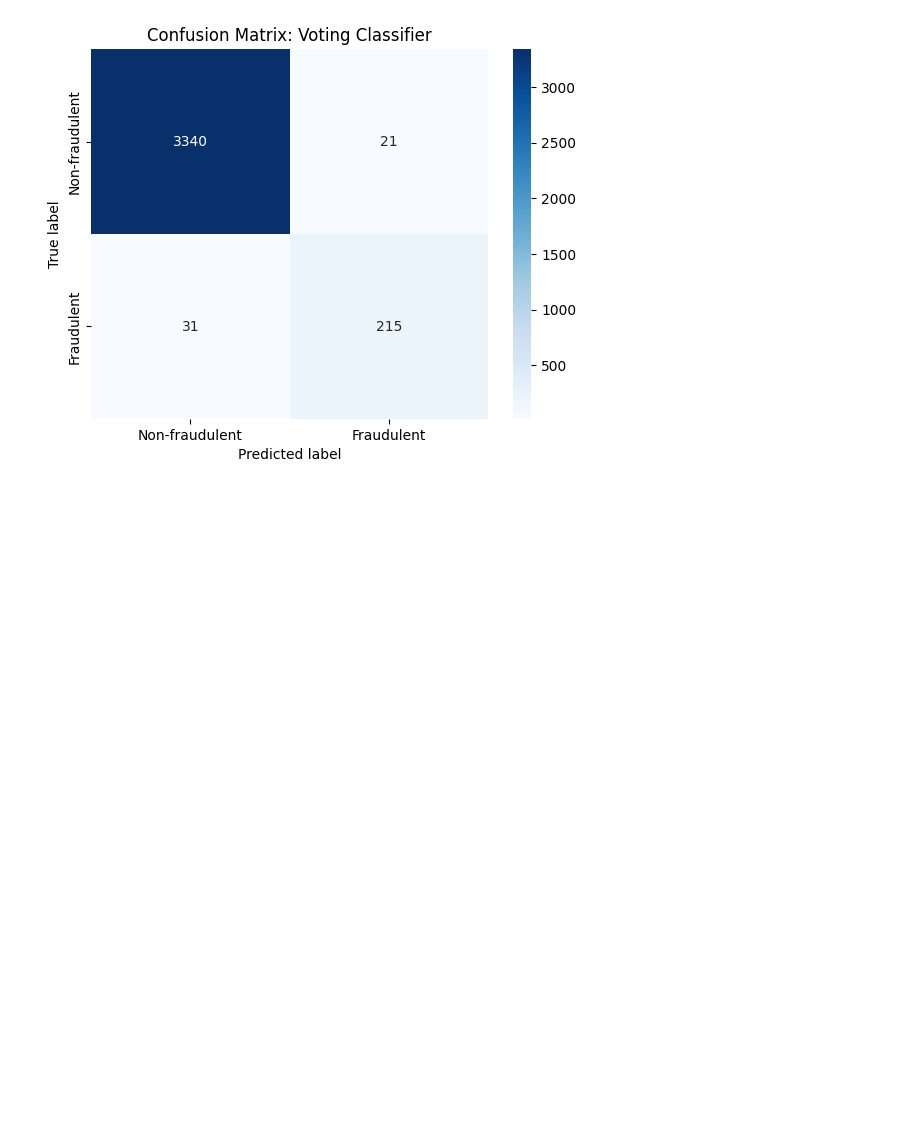
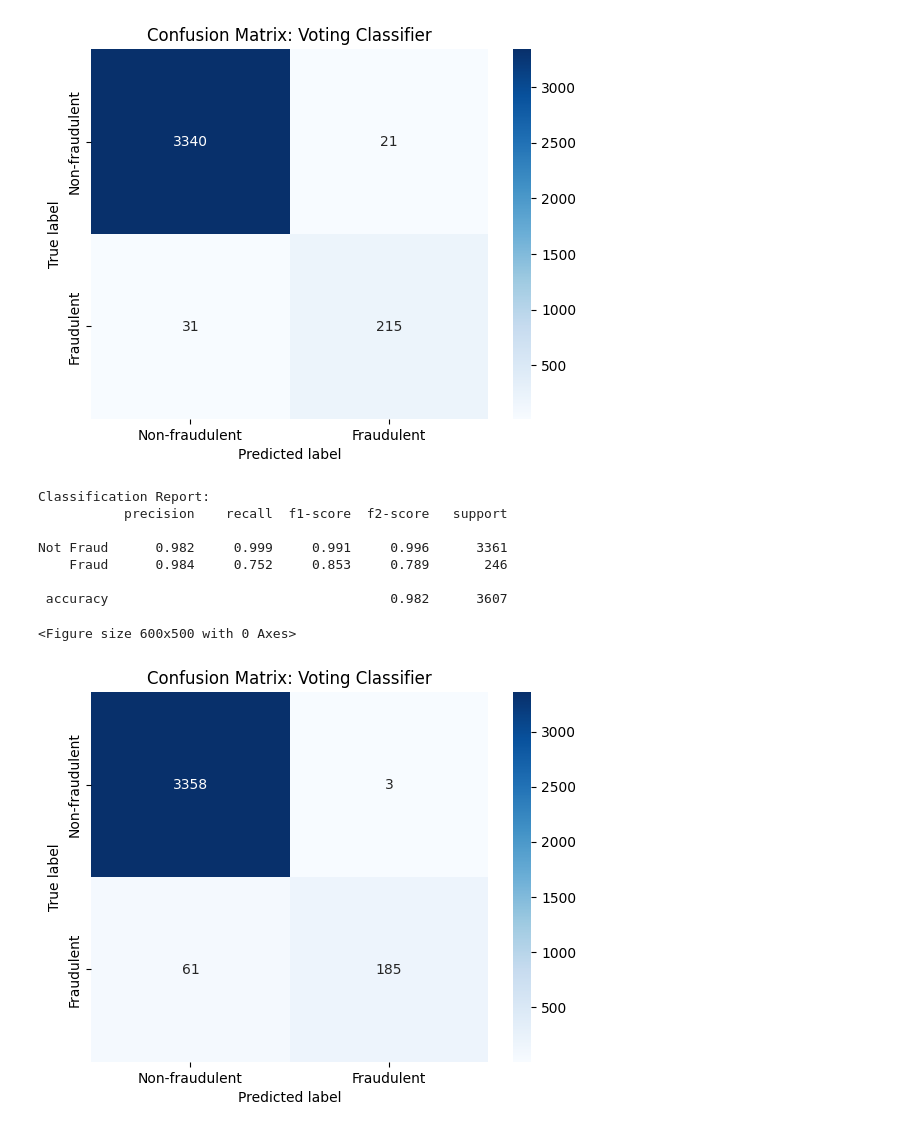
Before and after one commit to dev-JasonYoo/Fraudulent-Job-Posting-Prediction-with-NLP, a Jupyter notebook: 4_data_training_ensemble_training.ipynb, the cells around one changed output. Saved outputs shown, nothing was run; the diff lists cells and outputs as text; code cells hidden in the pictures; blank space fills up the shorter version.

```diff
--- a/4_data_training_ensemble_training.ipynb
+++ b/4_data_training_ensemble_training.ipynb
@@ -171,6 +171,26 @@ Not Fraud      0.991     0.994     0.992     0.993      3361
  accuracy                                    0.986      3607
 <Figure size 600x500 with 0 Axes>
 [figure]
+# %%
+voting_model = VotingClassifier(
+    [(model_name, models_dict[model_name]) for model_name in ['model_svm', 'model_xgb', 'model_rf']]
+)
+
+y_pred = (voting_model.predict(X_test, voting='min') > 0.5).astype(int)
+
+print("Classification Report:")
+print(custom_classification_report(y_test, y_pred, digits=3))
+fig, ax = plot_confusion_matrix(confusion_matrix(y_test, y_pred, labels=[0, 1]), f"Confusion Matrix: Voting Classifier")
+# %% [output]
+Classification Report:
+           precision    recall  f1-score  f2-score   support
+
+Not Fraud      0.982     0.999     0.991     0.996      3361
+    Fraud      0.984     0.752     0.853     0.789       246
+
+ accuracy                                    0.982      3607
+<Figure size 600x500 with 0 Axes>
+[figure, added]
 # %%
 ##########################
 ##### Save the model #####
```
